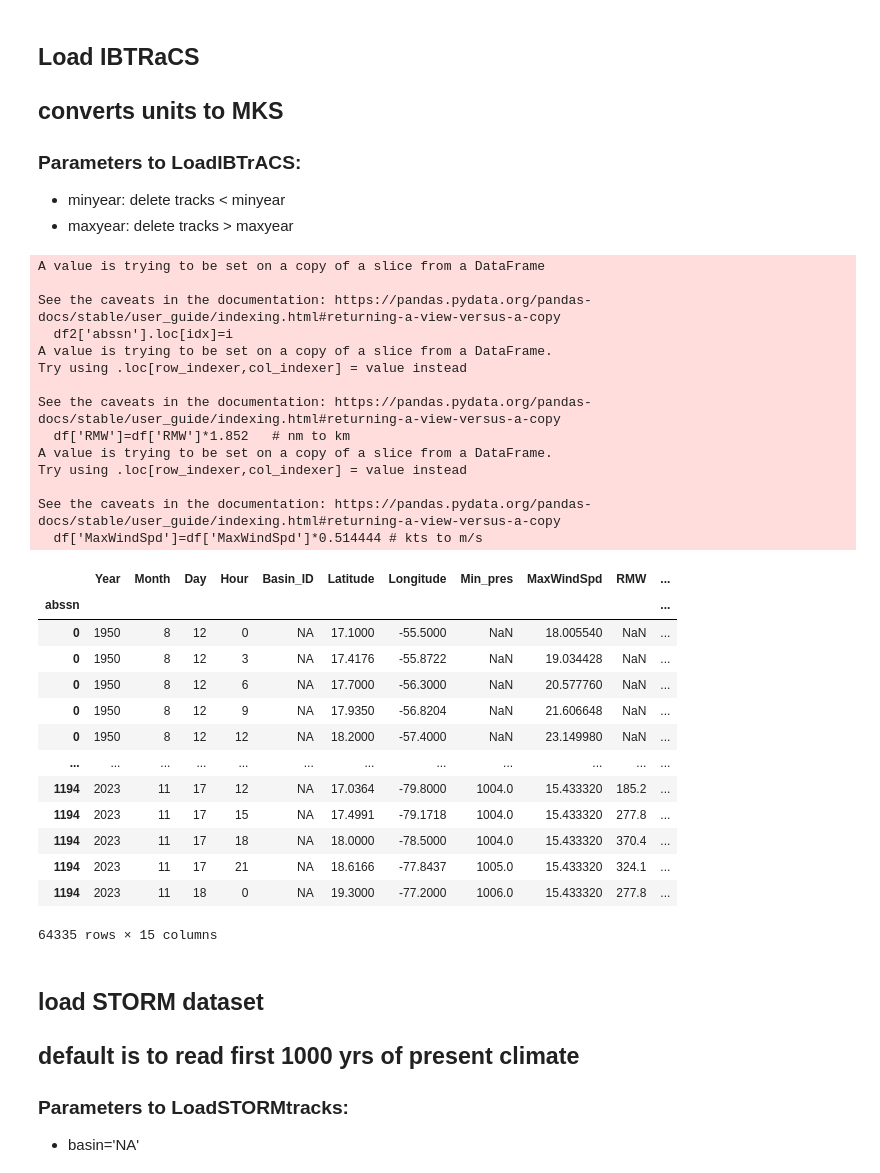
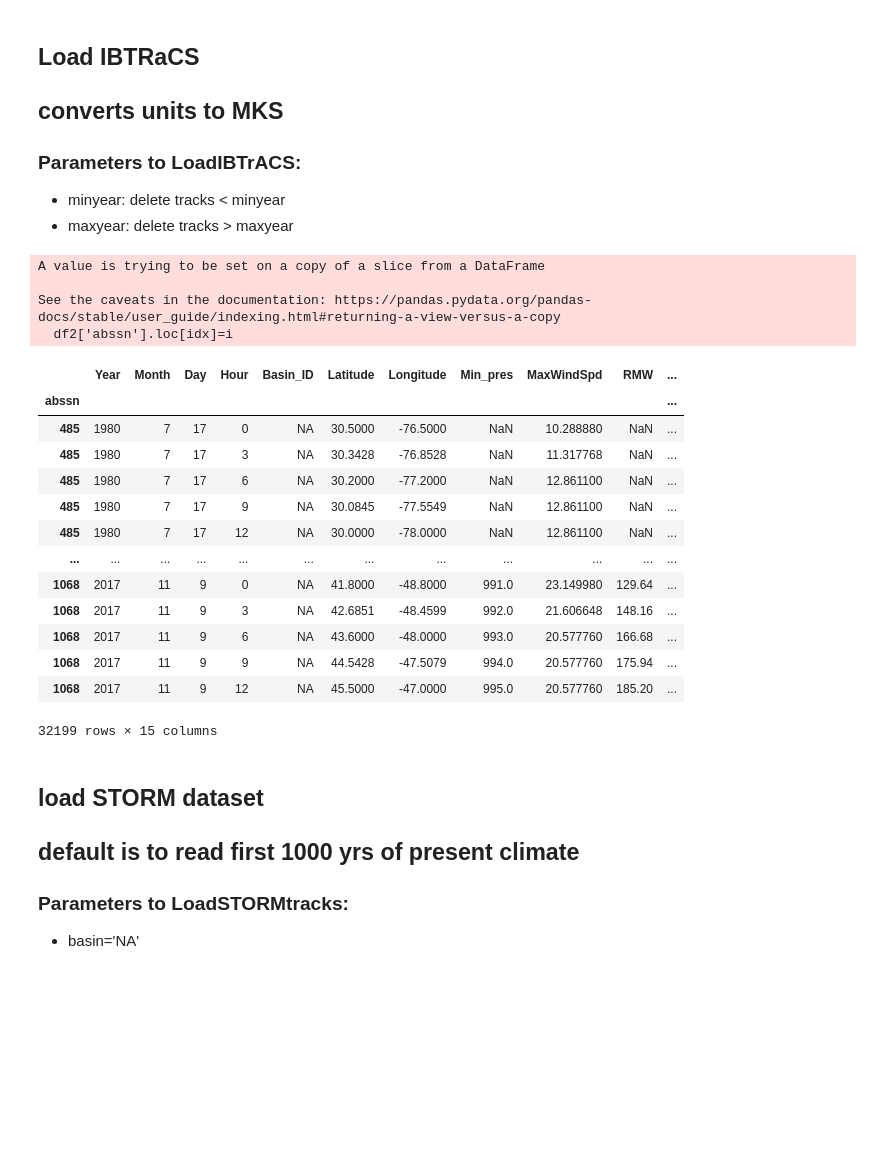
Before and after one commit to BrianOBlanton/CHEER-STORM, a Jupyter notebook: Unified_processing.ipynb, the cells around one changed output. Drawn from its saved outputs; the diff is of its cells as text; code cells hidden in the pictures; blank space fills up the shorter version.

```diff
--- a/Unified_processing.ipynb
+++ b/Unified_processing.ipynb
@@ -88,37 +88,27 @@ sz=20
 - minyear: delete tracks < minyear
 - maxyear: delete tracks > maxyear
 # %%
-df_ib=cheer_utils.LoadIBTrACS() # minyear=1980)
+df_ib=cheer_utils.LoadIBTrACS(minyear=1980, maxyear=2017)
 df_ib
 # %% [output]
 A value is trying to be set on a copy of a slice from a DataFrame
 
 See the caveats in the documentation: https://pandas.pydata.org/pandas-docs/stable/user_guide/indexing.html#returning-a-view-versus-a-copy
   df2['abssn'].loc[idx]=i
-A value is trying to be set on a copy of a slice from a DataFrame.
-Try using .loc[row_indexer,col_indexer] = value instead
-
-See the caveats in the documentation: https://pandas.pydata.org/pandas-docs/stable/user_guide/indexing.html#returning-a-view-versus-a-copy
-  df['RMW']=df['RMW']*1.852   # nm to km
-A value is trying to be set on a copy of a slice from a DataFrame.
-Try using .loc[row_indexer,col_indexer] = value instead
-
-See the caveats in the documentation: https://pandas.pydata.org/pandas-docs/stable/user_guide/indexing.html#returning-a-view-versus-a-copy
-  df['MaxWindSpd']=df['MaxWindSpd']*0.514444 # kts to m/s
 |  | Year | Month | Day | Hour | Basin_ID | Latitude | Longitude | Min_pres | MaxWindSpd | RMW | ... |
 | abssn |  |  |  |  |  |  |  |  |  |  | ... |
-| 0 | 1950 | 8 | 12 | 0 | NA | 17.1000 | -55.5000 | NaN | 18.005540 | NaN | ... |
-| 0 | 1950 | 8 | 12 | 3 | NA | 17.4176 | -55.8722 | NaN | 19.034428 | NaN | ... |
-| 0 | 1950 | 8 | 12 | 6 | NA | 17.7000 | -56.3000 | NaN | 20.577760 | NaN | ... |
-| 0 | 1950 | 8 | 12 | 9 | NA | 17.9350 | -56.8204 | NaN | 21.606648 | NaN | ... |
-| 0 | 1950 | 8 | 12 | 12 | NA | 18.2000 | -57.4000 | NaN | 23.149980 | NaN | ... |
+| 485 | 1980 | 7 | 17 | 0 | NA | 30.5000 | -76.5000 | NaN | 10.288880 | NaN | ... |
+| 485 | 1980 | 7 | 17 | 3 | NA | 30.3428 | -76.8528 | NaN | 11.317768 | NaN | ... |
+| 485 | 1980 | 7 | 17 | 6 | NA | 30.2000 | -77.2000 | NaN | 12.861100 | NaN | ... |
+| 485 | 1980 | 7 | 17 | 9 | NA | 30.0845 | -77.5549 | NaN | 12.861100 | NaN | ... |
+| 485 | 1980 | 7 | 17 | 12 | NA | 30.0000 | -78.0000 | NaN | 12.861100 | NaN | ... |
 | ... | ... | ... | ... | ... | ... | ... | ... | ... | ... | ... | ... |
-| 1194 | 2023 | 11 | 17 | 12 | NA | 17.0364 | -79.8000 | 1004.0 | 15.433320 | 185.2 | ... |
-| 1194 | 2023 | 11 | 17 | 15 | NA | 17.4991 | -79.1718 | 1004.0 | 15.433320 | 277.8 | ... |
-| 1194 | 2023 | 11 | 17 | 18 | NA | 18.0000 | -78.5000 | 1004.0 | 15.433320 | 370.4 | ... |
-| 1194 | 2023 | 11 | 17 | 21 | NA | 18.6166 | -77.8437 | 1005.0 | 15.433320 | 324.1 | ... |
-| 1194 | 2023 | 11 | 18 | 0 | NA | 19.3000 | -77.2000 | 1006.0 | 15.433320 | 277.8 | ... |
+| 1068 | 2017 | 11 | 9 | 0 | NA | 41.8000 | -48.8000 | 991.0 | 23.149980 | 129.64 | ... |
+| 1068 | 2017 | 11 | 9 | 3 | NA | 42.6851 | -48.4599 | 992.0 | 21.606648 | 148.16 | ... |
+| 1068 | 2017 | 11 | 9 | 6 | NA | 43.6000 | -48.0000 | 993.0 | 20.577760 | 166.68 | ... |
+| 1068 | 2017 | 11 | 9 | 9 | NA | 44.5428 | -47.5079 | 994.0 | 20.577760 | 175.94 | ... |
+| 1068 | 2017 | 11 | 9 | 12 | NA | 45.5000 | -47.0000 | 995.0 | 20.577760 | 185.20 | ... |
-64335 rows × 15 columns
+32199 rows × 15 columns
 # %%
 # show complete track for storm with largest RMW
 # print(df_ib['RMW'].max())
```
Also changed, not shown: parts of 10 cells of this notebook.
